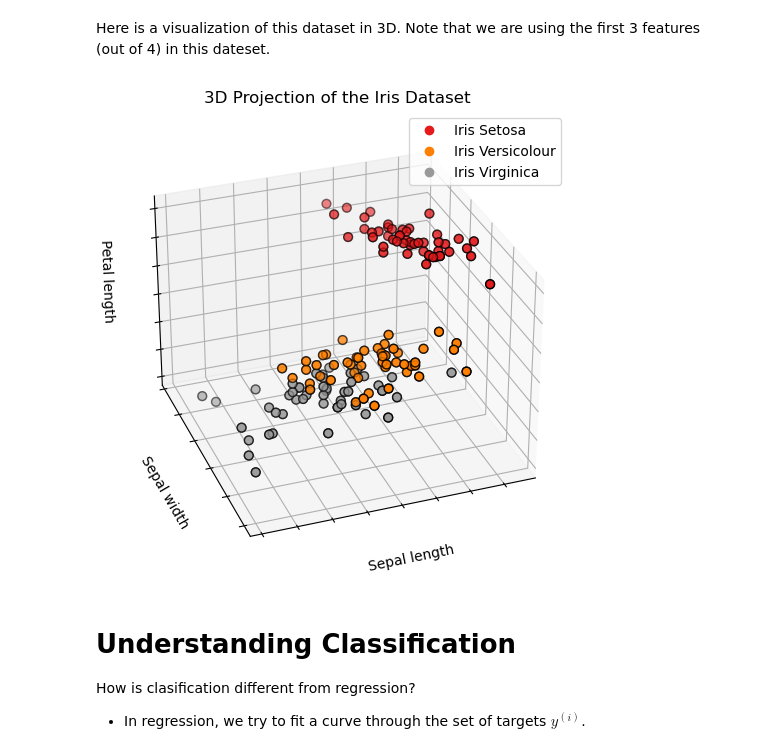
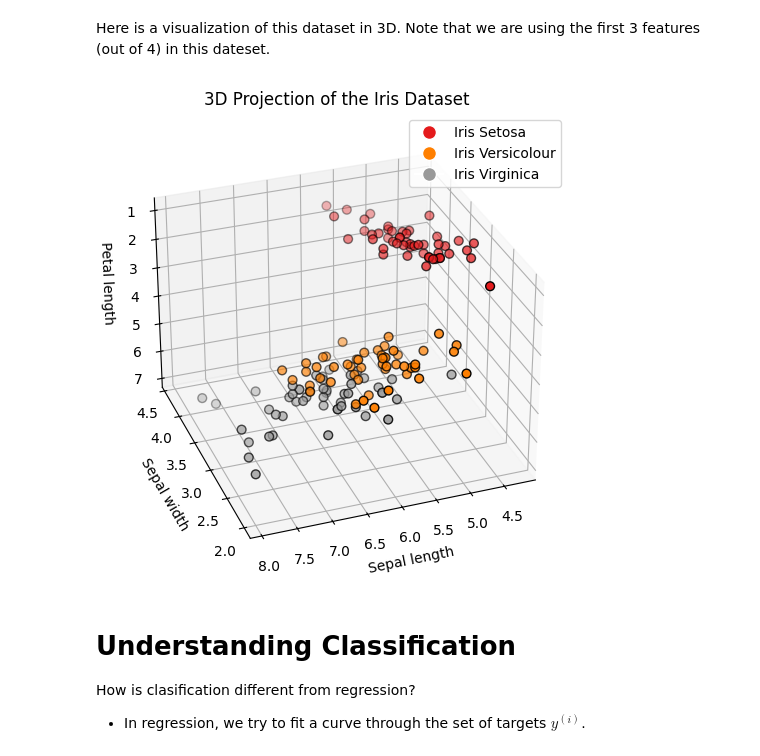
Before and after one commit to aaarrmiinnn/GW-ECE6210, a Jupyter notebook: slides/lecture4-classification.ipynb, the cells around one changed output. Saved outputs shown, nothing was run; the diff lists cells and outputs as text; code cells hidden in the pictures.

```diff
--- a/slides/lecture4-classification.ipynb
+++ b/slides/lecture4-classification.ipynb
@@ -100,39 +90,41 @@ from sklearn.decomposition import PCA
 # %% [markdown]
 Here is a visualization of this dataset in 3D. Note that we are using the first 3 features (out of 4) in this dateset.
 # %%
+import matplotlib.pyplot as plt
+from mpl_toolkits.mplot3d import Axes3D
+from sklearn import datasets
+
+# Load Iris dataset
+iris = datasets.load_iris()
+iris_X = iris.data
+iris_y = iris.target
+
 # Reduce the dataset to its first three features
+X_reduced = iris_X[:, :3]
 
-# let's visualize this dataset
+# Let's visualize this dataset
 fig = plt.figure(1, figsize=(8, 6))
 ax = fig.add_subplot(111, projection='3d', elev=-150, azim=110)
 
-X_reduced = iris_X.to_numpy()[:,:3]
-
-
 ax.set_title("3D Projection of the Iris Dataset")
-ax.w_xaxis.set_ticklabels([])
-ax.w_yaxis.set_ticklabels([])
 ax.set_xlabel("Sepal length")
 ax.set_ylabel("Sepal width")
 ax.set_zlabel("Petal length")
-ax.w_zaxis.set_ticklabels([])
 
 # Scatter plot
-p1 = ax.scatter(X_reduced[:, 0], X_reduced[:, 1], X_reduced[:, 2], c=iris_y,
-           cmap=plt.cm.Set1, edgecolor='k', s=40)
-
-# Scatter plot
-scatter = ax.scatter(X_reduced[:, 0], X_reduced[:, 1], X_reduced[:, 2], c=iris_y, cmap=plt.cm.Set1, edgecolor='k', s=40)
+scatter = ax.scatter(X_reduced[:, 0], X_reduced[:, 1], X_reduced[:, 2], c=iris_y,
+                     cmap=plt.cm.Set1, edgecolor='k', s=40)
 
 # Creating a custom legend
 legend_labels = ['Iris Setosa', 'Iris Versicolour', 'Iris Virginica']
-legend_colors = [scatter.cmap(scatter.norm(0)), scatter.cmap(scatter.norm(1)), scatter.cmap(scatter.norm(2))]
-plt.legend(handles=p1.legend_elements()[0], labels=['Iris Setosa', 'Iris Versicolour', 'Iris Virginica'])
+legend_handles = [plt.Line2D([0], [0], marker='o', color='w', markerfacecolor=scatter.cmap(scatter.norm(i)), markersize=10)
+                  for i in range(3)]
 
+plt.legend(handles=legend_handles, labels=legend_labels)
 
 plt.show()
 # %% [output]
-[figure, old version]
+[figure, new version]
 # %% [markdown]
 # Understanding Classification
 
```
Also changed, not shown: parts of 20 cells of this notebook.
